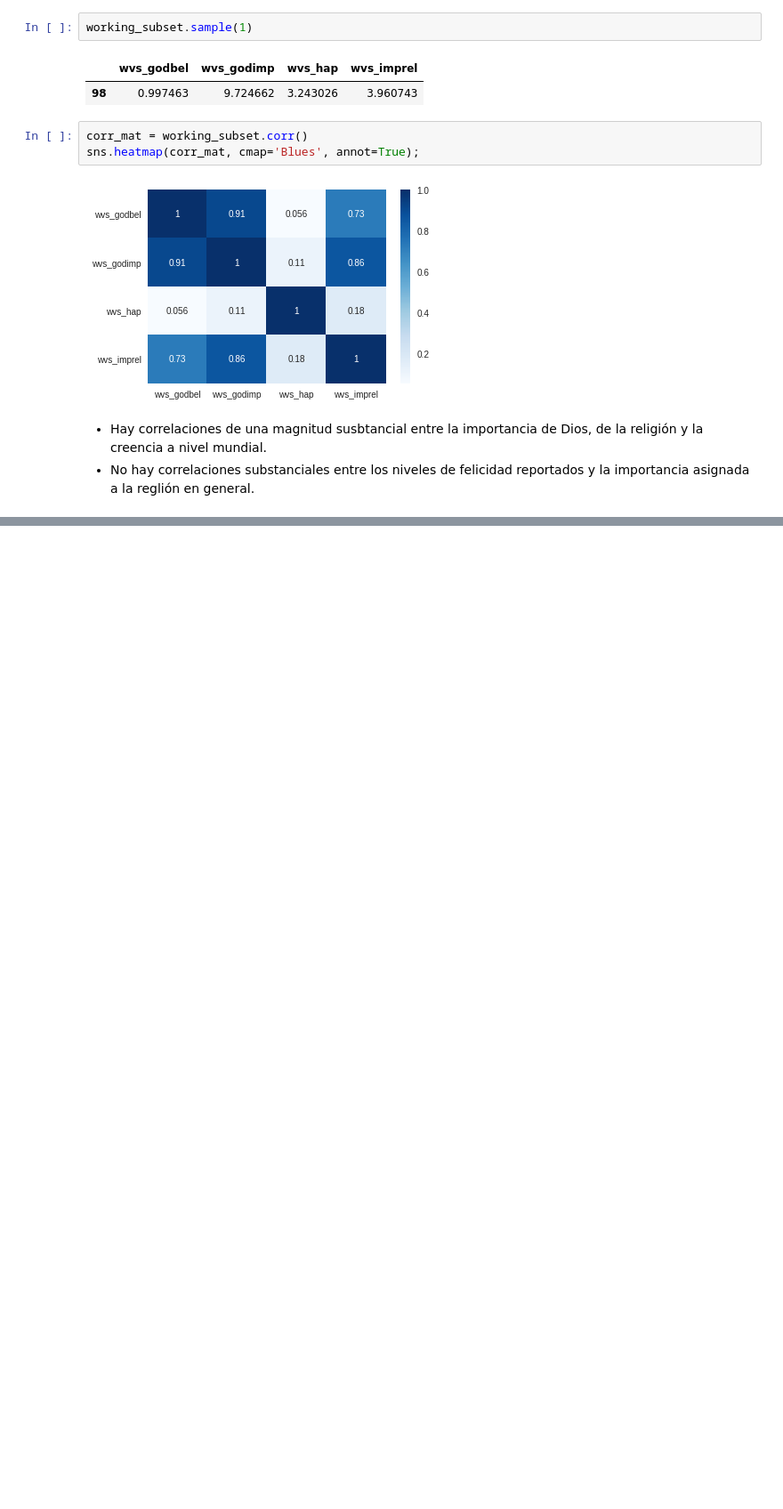
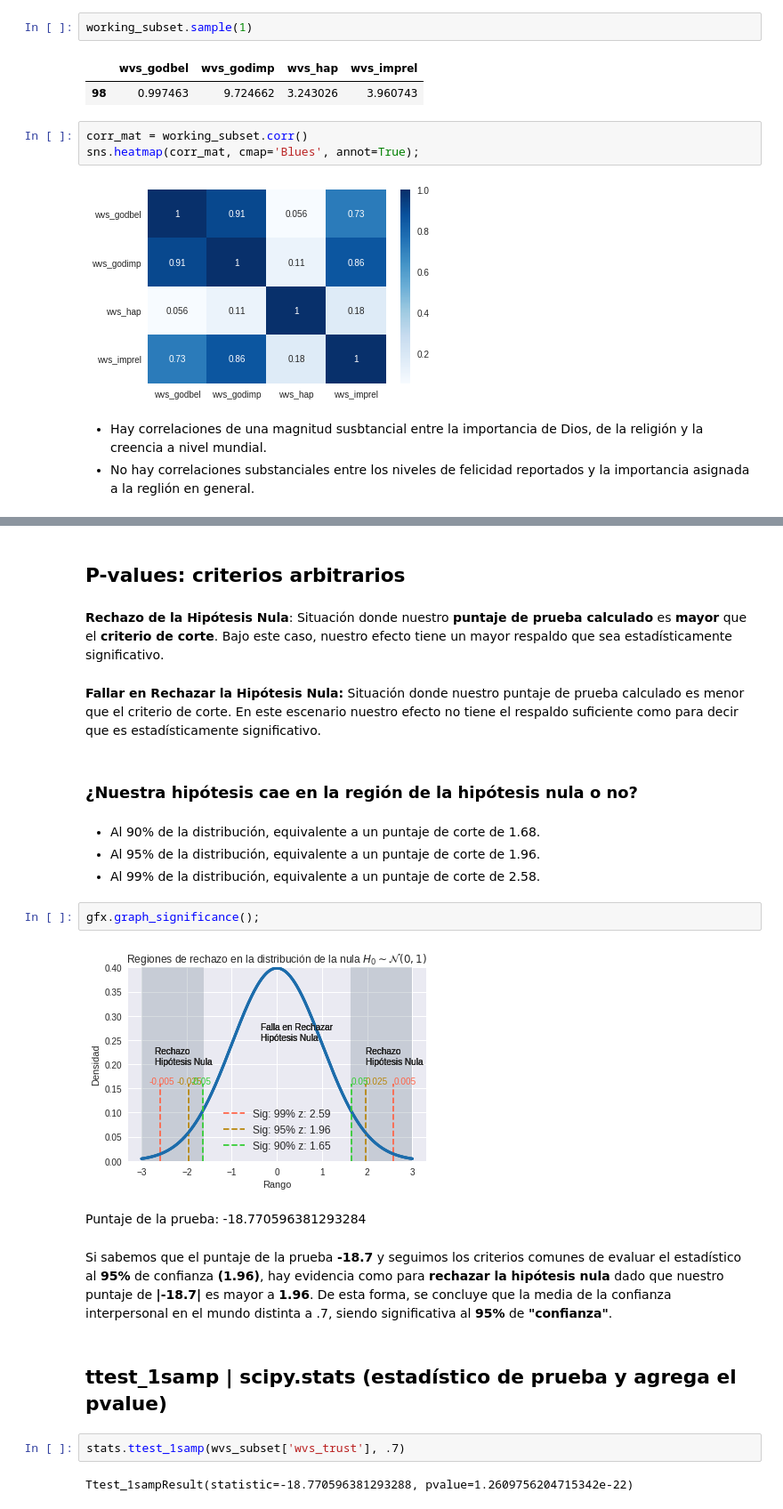
Before and after one commit to vidalchile/data_science_g14, a Jupyter notebook: hipotesis_y_correlacion/contenido_sesion_online/lectura.ipynb, the cells around one changed output, grey strips where cells are left out. Shown at 89% size. Drawn from its saved outputs; the diff is of its cells as text; blank space fills up the shorter version.

Commit message:
Desafío - Pruebas de hipótesis terminado

```diff
--- a/hipotesis_y_correlacion/contenido_sesion_online/lectura.ipynb
+++ b/hipotesis_y_correlacion/contenido_sesion_online/lectura.ipynb
@@ -377,0 +421,34 @@ asignada a la reglión en general.
+# %% [markdown]
+## P-values: criterios arbitrarios
+# %% [markdown]
+<b>Rechazo de la Hipótesis Nula</b>: Situación donde nuestro <b>puntaje de prueba calculado</b> es
+<b>mayor</b> que el <b>criterio de corte</b>. Bajo este caso, nuestro efecto tiene un mayor respaldo que sea
+estadísticamente significativo.
+# %% [markdown]
+<b>Fallar en Rechazar la Hipótesis Nula:</b> Situación donde nuestro puntaje de prueba calculado
+es menor que el criterio de corte. En este escenario nuestro efecto no tiene el respaldo
+suficiente como para decir que es estadísticamente significativo.
+# %% [markdown]
+### ¿Nuestra hipótesis cae en la región de la hipótesis nula o no?
+# %% [markdown]
+* Al 90% de la distribución, equivalente a un puntaje de corte de 1.68.
+* Al 95% de la distribución, equivalente a un puntaje de corte de 1.96.
+* Al 99% de la distribución, equivalente a un puntaje de corte de 2.58.
+# %%
+gfx.graph_significance();
+# %% [output]
+[figure, added]
+# %% [markdown]
+Puntaje de la prueba: -18.770596381293284
+# %% [markdown]
+Si sabemos que el puntaje de la prueba <b>-18.7</b> y seguimos los criterios
+comunes de evaluar el estadístico al <b>95%</b> de confianza <b>(1.96)</b>,
+hay evidencia como para <b>rechazar la hipótesis nula</b> dado que nuestro puntaje de <b>|-18.7|</b>
+es mayor a <b>1.96</b>. De esta forma, se concluye que la media de la confianza interpersonal
+en el mundo distinta a .7, siendo significativa al <b>95%</b> de <b>"confianza"</b>.
+# %% [markdown]
+## ttest_1samp | scipy.stats (estadístico de prueba y agrega el pvalue)
+# %%
+stats.ttest_1samp(wvs_subset['wvs_trust'], .7)
+# %% [output]
+Ttest_1sampResult(statistic=-18.770596381293288, pvalue=1.2609756204715342e-22)
```
Also changed, not shown: parts of 41 cells of this notebook, 8 other files.
